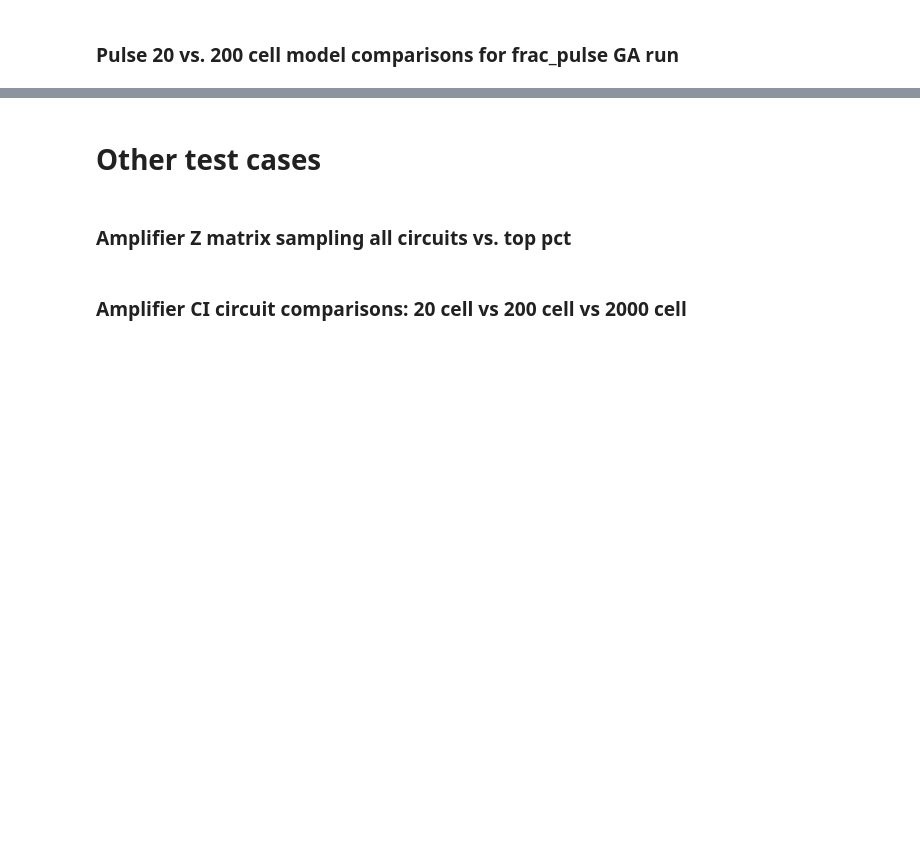
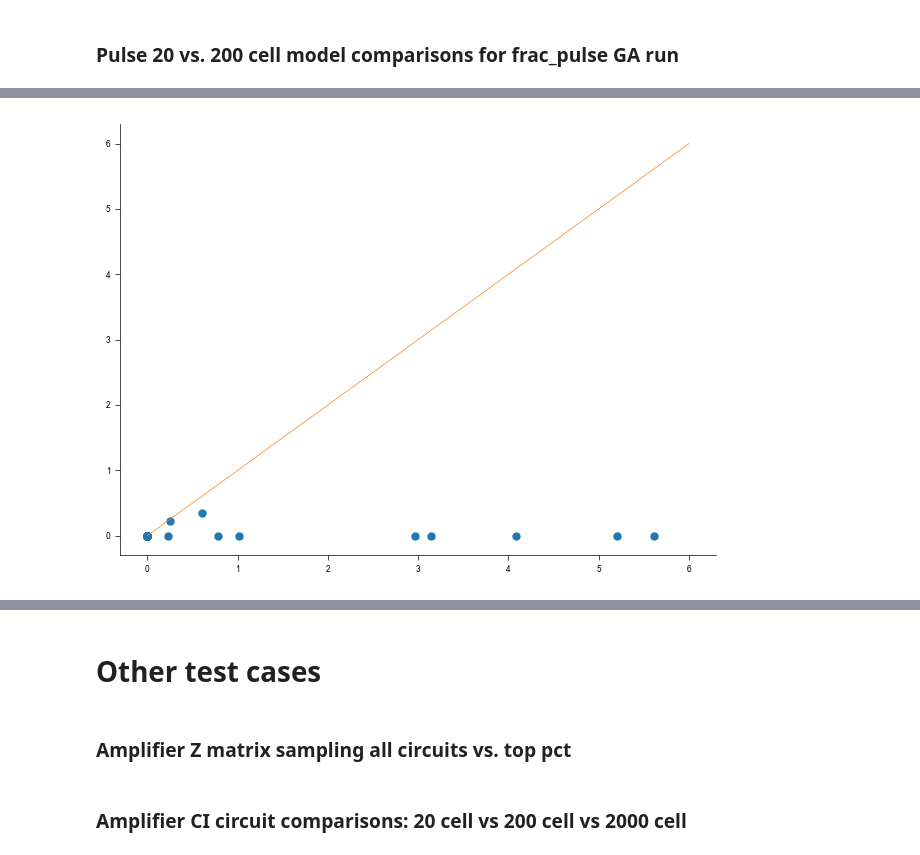
Before and after one commit to Mangan-Group/GraphGA, a Jupyter notebook: pulse_prediction_vs_exp.ipynb, the cells around one changed output, grey strips where cells are left out. Drawn from its saved outputs; the diff is of its cells as text; code cells hidden in the pictures; blank space fills up the shorter version.

```diff
--- a/pulse_prediction_vs_exp.ipynb
+++ b/pulse_prediction_vs_exp.ipynb
@@ -713,0 +1154,22 @@ with open(filename200, "wb") as fid:
+# %%
+all_cell_results_df_20 = pd.read_pickle("/Users/kdreyer/Desktop/20_cell_all_cell_results_df_opt.pkl")
+all_cell_results_df_200 = pd.read_pickle("/Users/kdreyer/Desktop/200_cell_all_cell_results_df_opt.pkl")
+# display(all_cell_results_df_200)
+prom_rel_200_vals = []
+prom_rel_20_vals = []
+for index, row in all_cell_results_df_200.iterrows():
+    peak_rel_200 = pulse_200.calc_peak_rel(row["Rep_rel time series mean"])
+    prom_rel_200 = pulse_200.calc_prominence_rel(row["Rep_rel time series mean"], peak_rel_200)
+    prom_rel_200_vals.append(prom_rel_200)
+
+    peak_rel_20 = pulse_20.calc_peak_rel(all_cell_results_df_20.loc[index, "Rep_rel time series mean"])
+    prom_rel_20 = pulse_20.calc_prominence_rel(all_cell_results_df_20.loc[index, "Rep_rel time series mean"], peak_rel_20)
+    prom_rel_20_vals.append(prom_rel_20)
+    # if prom_rel_20 != 0 and prom_rel_200 == 0:
+    #     t_pulse = pulse_20.calc_t_pulse(np.arange(0, 127, 1), all_cell_results_df_20.loc[index, "Rep_rel time series mean"], peak_rel_20, prom_rel_20)
+#         print(t_pulse)
+plt.plot(prom_rel_20_vals, prom_rel_200_vals, linestyle="none", marker="o")
+plt.plot([0, 6], [0, 6])
+plt.show()
+# %% [output]
+[figure, added]
```
Also changed, not shown: parts of 21 cells of this notebook, 12 other files.
